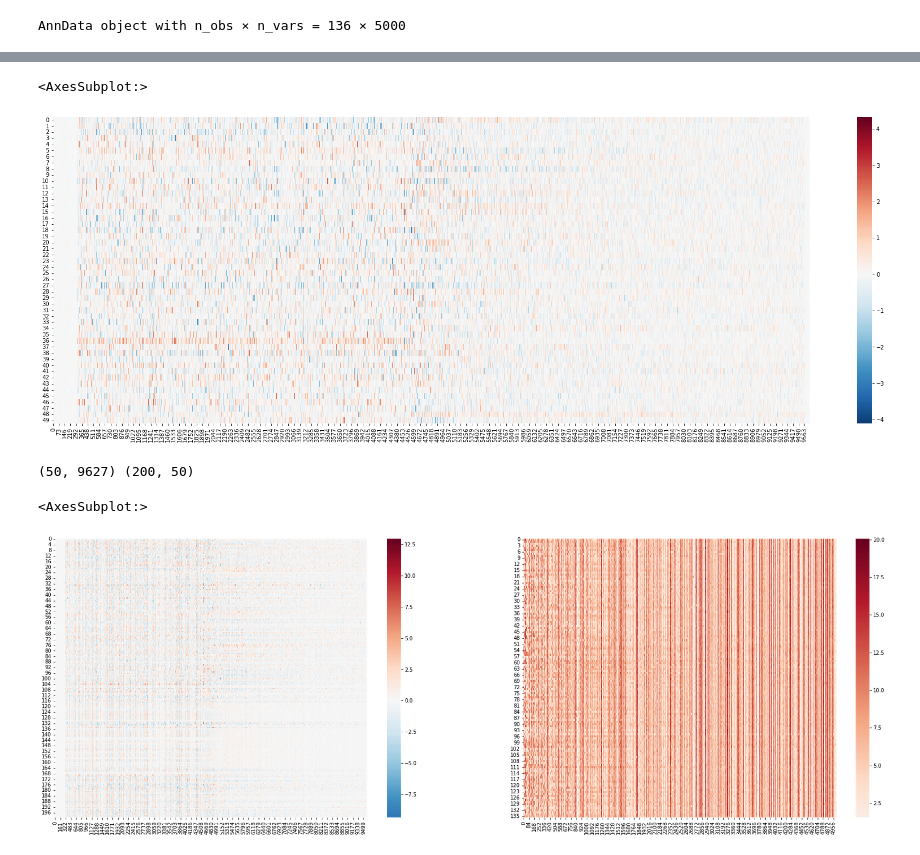
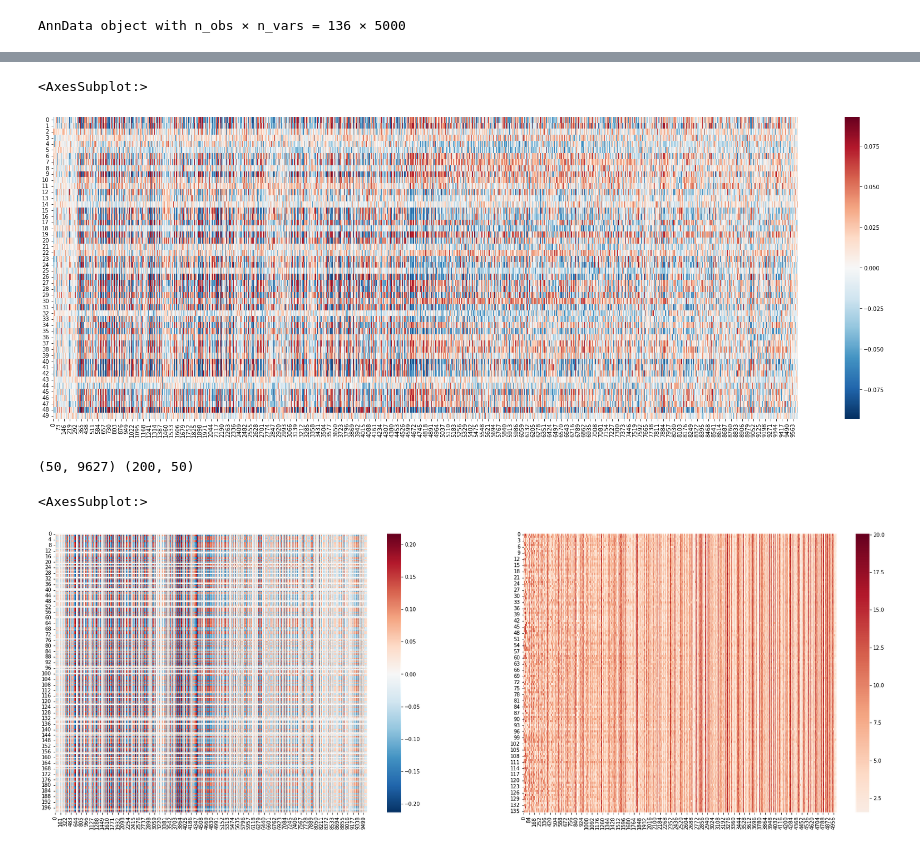
Before and after one commit to bioFAM/cellij, a Jupyter notebook: notebooks/mofa.ipynb, the cells around one changed output, grey strips where cells are left out. Cells and saved outputs as stored; diff of their text form; code cells hidden in the pictures.

```diff
--- a/notebooks/mofa.ipynb
+++ b/notebooks/mofa.ipynb
@@ -39,18 +25,20 @@ Epoch   1000:     3348819.83
+# %%
+mofa = cellij.utils.load_model("mofa.pkl")
 # %%
 import seaborn as sns
 import matplotlib.pyplot as plt
 fig, ax = plt.subplots(1, 1, figsize=(30, 10))
-sns.heatmap(model._guide.locs.w.detach().numpy().squeeze(), center=0, cmap='RdBu_r')
+sns.heatmap(mofa.get_w(format="numpy"), center=0, cmap='RdBu_r')
 # %% [output]
 <AxesSubplot:>
-[figure, old version]
+[figure, new version]
 # %%
-w = model._guide.locs.w.detach().numpy().squeeze()
-z = model._guide.locs.z.detach().numpy().squeeze()
+w = model.get_w()
+z = model.get_z()
 
 print(w.shape, z.shape)
 
-xhat = np.matmul(z, w)
+xhat = np.matmul(z,w)
 
 fig, ax = plt.subplots(1, 2, figsize=(30, 10))
 sns.heatmap(xhat, center=0, cmap='RdBu_r', ax=ax[0])
@@ -58,4 +46,4 @@ sns.heatmap(mdata["mrna"].X, center=0, cmap='RdBu_r', ax=ax[1])
 # %% [output]
 (50, 9627) (200, 50)
 <AxesSubplot:>
-[figure, old version]
+[figure, new version]
```
Also changed, not shown: parts of 5 cells of this notebook, 9 other files.
